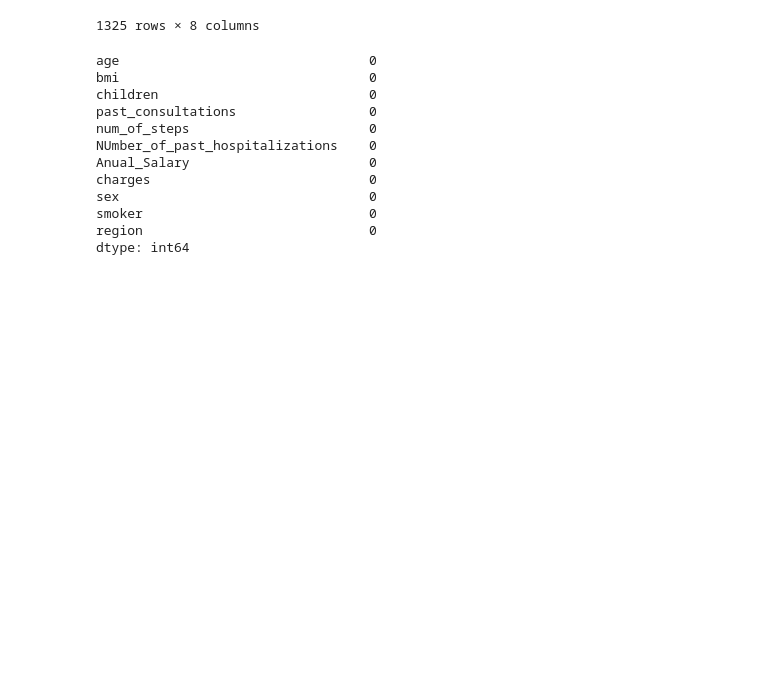
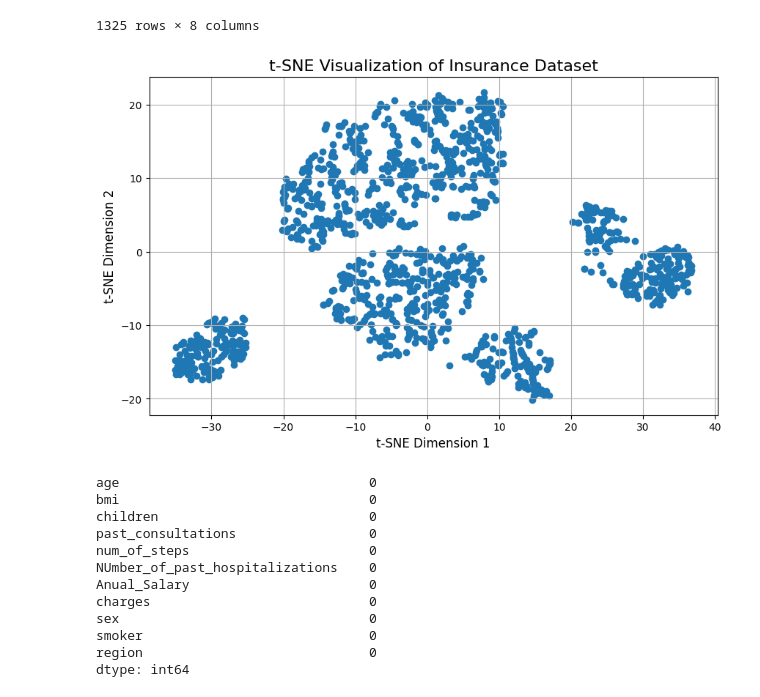
Before and after one commit to arjunravi26/Insurance-Prediction, a Jupyter notebook: insuracne.ipynb, the cells around one changed output. Saved outputs shown, nothing was run; the diff lists cells and outputs as text; code cells hidden in the pictures; blank space fills up the shorter version.

```diff
--- a/insuracne.ipynb
+++ b/insuracne.ipynb
@@ -486,6 +486,31 @@ normal_X2
 | 1324 | 54.0 | 40.565 | 3.0 | 35.0 | 1086594.0 | 2.0 | 2.381944e+09 | ... |
 | 1329 | 59.0 | 41.140 | 1.0 | 38.0 | 1079931.0 | 2.0 | 2.399896e+09 | ... |
 1325 rows × 8 columns
+# %%
+from sklearn.manifold import TSNE
+from sklearn.preprocessing import StandardScaler
+
+scaler = StandardScaler()
+scaled_X = scaler.fit_transform(normal_X2)
+# Apply t-SNE
+tsne = TSNE(n_components=2, random_state=42, perplexity=50, n_iter=500)
+X_tsne = tsne.fit_transform(scaled_X)
+
+# Create a DataFrame for easier visualization
+result_df = pd.DataFrame(X_tsne, columns=['TSNE1', 'TSNE2'])
+
+# Visualize the data
+plt.figure(figsize=(10, 6))
+
+plt.scatter(result_df['TSNE1'], result_df['TSNE2'])
+
+plt.title('t-SNE Visualization of Insurance Dataset', fontsize=16)
+plt.xlabel('t-SNE Dimension 1', fontsize=12)
+plt.ylabel('t-SNE Dimension 2', fontsize=12)
+plt.grid(True)
+plt.show()
+# %% [output]
+[figure, added]
 # %%
 merged_df = pd.merge(normal_X2, df.select_dtypes('object'), left_index=True, right_index=True)
 # %%
```
Also changed, not shown: parts of 32 cells of this notebook.
